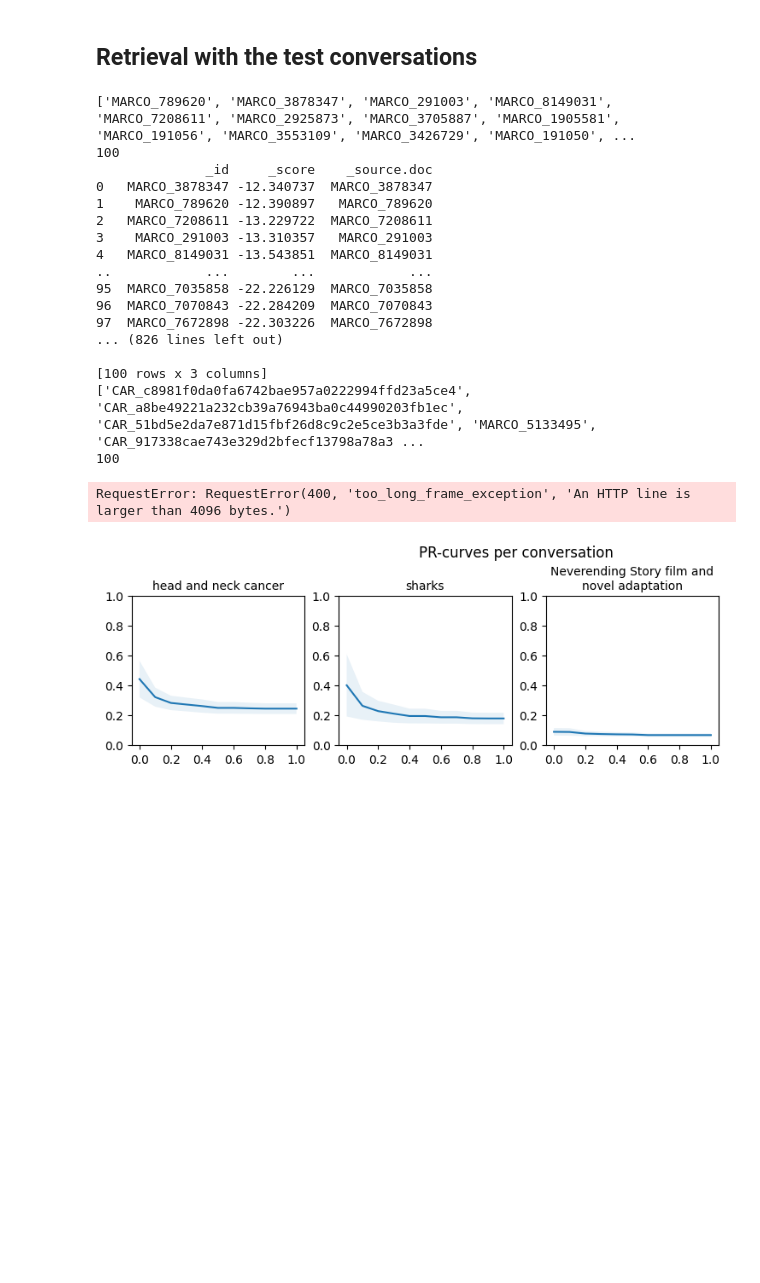
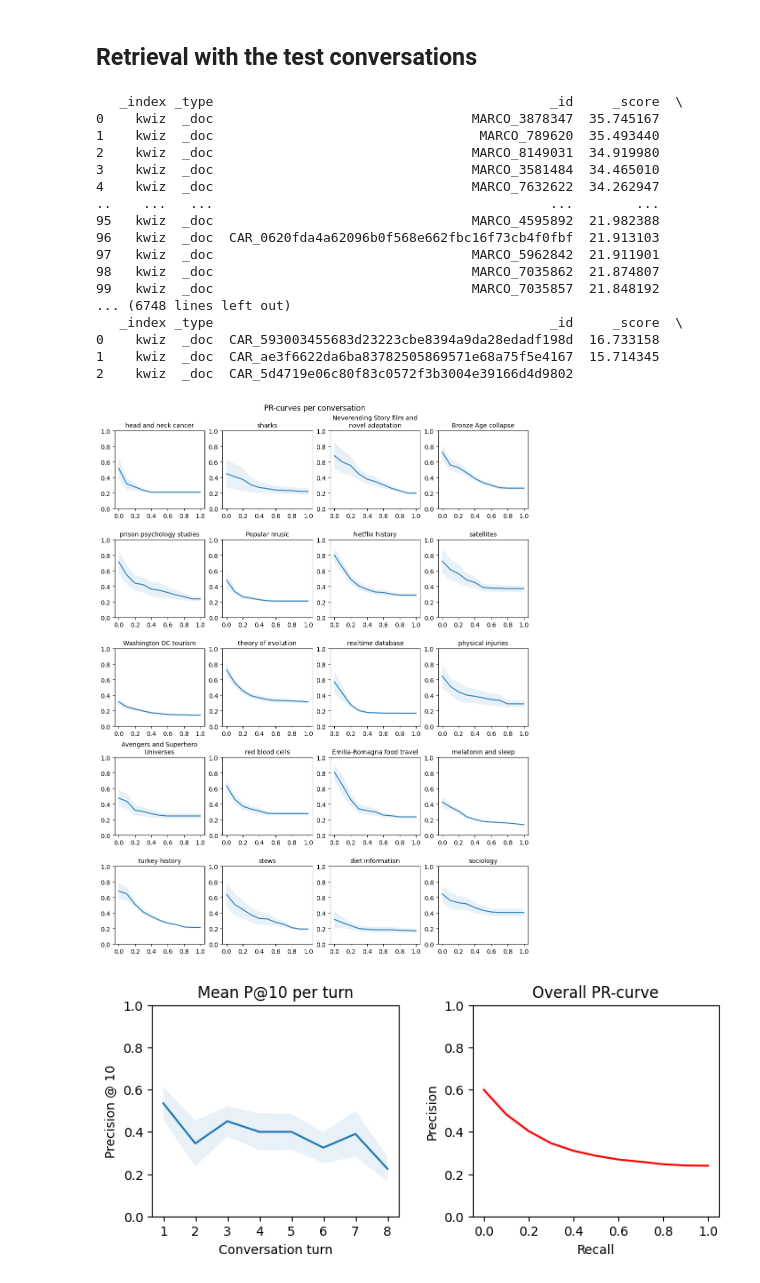
Before and after one commit to RGrave22/RI-Project, a Jupyter notebook: 1st Stage/NLPSearch-phase1/CS-RAG Evaluation.ipynb, the cells around one changed output. Saved outputs shown, nothing was run; the diff lists cells and outputs as text; code cells hidden in the pictures; blank space fills up the shorter version.

```diff
--- a/1st Stage/NLPSearch-phase1/CS-RAG Evaluation.ipynb
+++ b/1st Stage/NLPSearch-phase1/CS-RAG Evaluation.ipynb
@@ -255,10 +255,10 @@ for topic in conv_topics:
         # result = opensearch.search_body(query=utterance, numDocs = 100)
 
         #Conversation History
-        # result = rwh.rankWithHistory(topic= topic, turn = turn, opensearch = opensearch)
+        result = rwh.rankWithHistory(topic= topic, turn = turn, opensearch = opensearch)
 
         #LMD
-        result = rr.reRank(topic=utterance,opensearch=opensearch)
+        # result = rr.reRank(topic=utterance,opensearch=opensearch)
         print(result)
 
 
@@ -425,10 +425,10 @@ for topic in conv_topics:
         # result = opensearch.search_body(query=utterance, numDocs = 100)
 
         #Conversation History
-        # result = rwh.rankWithHistory(topic= topic, turn = turn, opensearch = opensearch)
+        result = rwh.rankWithHistory(topic= topic, turn = turn, opensearch = opensearch)
 
         #LMD
-        result = rr.reRank(topic=utterance,opensearch=opensearch)
+        # result = rr.reRank(topic=utterance,opensearch=opensearch)
         print(result)
 
         num_rel = test_bed.num_rel(topic_turn_id)
@@ -479,49 +479,49 @@ _ndcg5 = _ndcg5/_nturns
 _ap = _ap/_nturns
 
 fig_2 = plt.figure(2, figsize= [8,3])
 fig_2.subplots_adjust(wspace = 0.3)
 
 mean_p10_per_turn = np.mean(_p10_acc,axis = 0)
 var_p10_per_turn = np.var(_p10_acc,axis = 0)
 ax1 = fig_2.add_subplot(1,2,1)
 ax1.plot(np.arange(1,9), mean_p10_per_turn[0:8])
 ax1.set_xticks(np.arange(1,9))
 ax1.fill_between(np.arange(1,9), mean_p10_per_turn[0:8]-var_p10_per_turn[0:8], mean_p10_per_turn[0:8]+var_p10_per_turn[0:8], alpha = 0.1)
 ax1.set_ylim([0.0,1.0])
 ax1.set_xlabel("Conversation turn")
 ax1.set_ylabel("Precision @ 10")
 ax1.set_title("Mean P@10 per turn")
 
 ax2 = fig_2.add_subplot(1,2,2)
 full_mean_prec_rec = np.asarray(_full_mean_prec_rec ).mean(axis=0)
 full_var_prec_rec = np.asarray(_full_mean_prec_rec ).var(axis=0)
 ax2.plot(recall_11point, full_mean_prec_rec, color='red')
 ax2.fill_between(recall_11point, full_mean_prec_rec - full_var_prec_rec, full_mean_prec_rec + full_var_prec_rec, alpha = 0.1)
 ax2.set_ylim([0.0,1.0])
 ax2.set_xlabel("Recall")
 ax2.set_ylabel("Precision")
 ax2.set_title("Overall PR-curve")
 
 print()
 print('P10=', _p10, '  Recall=', _recall, '  NDCG@5=', _ndcg5, '  AP=', _ap)
 print()
 # %% [output]
-['MARCO_789620', 'MARCO_3878347', 'MARCO_291003', 'MARCO_8149031', 'MARCO_7208611', 'MARCO_2925873', 'MARCO_3705887', 'MARCO_1905581', 'MARCO_191056', 'MARCO_3553109', 'MARCO_3426729', 'MARCO_191050', ...
-100
-              _id     _score    _source.doc
-0   MARCO_3878347 -12.340737  MARCO_3878347
-1    MARCO_789620 -12.390897   MARCO_789620
-2   MARCO_7208611 -13.229722  MARCO_7208611
-3    MARCO_291003 -13.310357   MARCO_291003
-4   MARCO_8149031 -13.543851  MARCO_8149031
-..            ...        ...            ...
-95  MARCO_7035858 -22.226129  MARCO_7035858
-96  MARCO_7070843 -22.284209  MARCO_7070843
-97  MARCO_7672898 -22.303226  MARCO_7672898
-... (826 lines left out)
-
-[100 rows x 3 columns]
-['CAR_c8981f0da0fa6742bae957a0222994ffd23a5ce4', 'CAR_a8be49221a232cb39a76943ba0c44990203fb1ec', 'CAR_51bd5e2da7e871d15fbf26d8c9c2e5ce3b3a3fde', 'MARCO_5133495', 'CAR_917338cae743e329d2bfecf13798a78a3 ...
-100
+   _index _type                                           _id     _score  \
+0    kwiz  _doc                                 MARCO_3878347  35.745167
+1    kwiz  _doc                                  MARCO_789620  35.493440
+2    kwiz  _doc                                 MARCO_8149031  34.919980
+3    kwiz  _doc                                 MARCO_3581484  34.465010
+4    kwiz  _doc                                 MARCO_7632622  34.262947
+..    ...   ...                                           ...        ...
+95   kwiz  _doc                                 MARCO_4595892  21.982388
+96   kwiz  _doc  CAR_0620fda4a62096b0f568e662fbc16f73cb4f0fbf  21.913103
+97   kwiz  _doc                                 MARCO_5962842  21.911901
+98   kwiz  _doc                                 MARCO_7035862  21.874807
+99   kwiz  _doc                                 MARCO_7035857  21.848192
+... (6748 lines left out)
+   _index _type                                           _id     _score  \
+0    kwiz  _doc  CAR_593003455683d23223cbe8394a9da28edadf198d  16.733158
+1    kwiz  _doc  CAR_ae3f6622da6ba83782505869571e68a75f5e4167  15.714345
+2    kwiz  _doc  CAR_5d4719e06c80f83c0572f3b3004e39166d4d9802
-RequestError: RequestError(400, 'too_long_frame_exception', 'An HTTP line is larger than 4096 bytes.')
-[figure, old version]
+[figure, new version]
+[figure, added]
```
Also changed, not shown: parts of 1 cell of this notebook, 2 other files.
